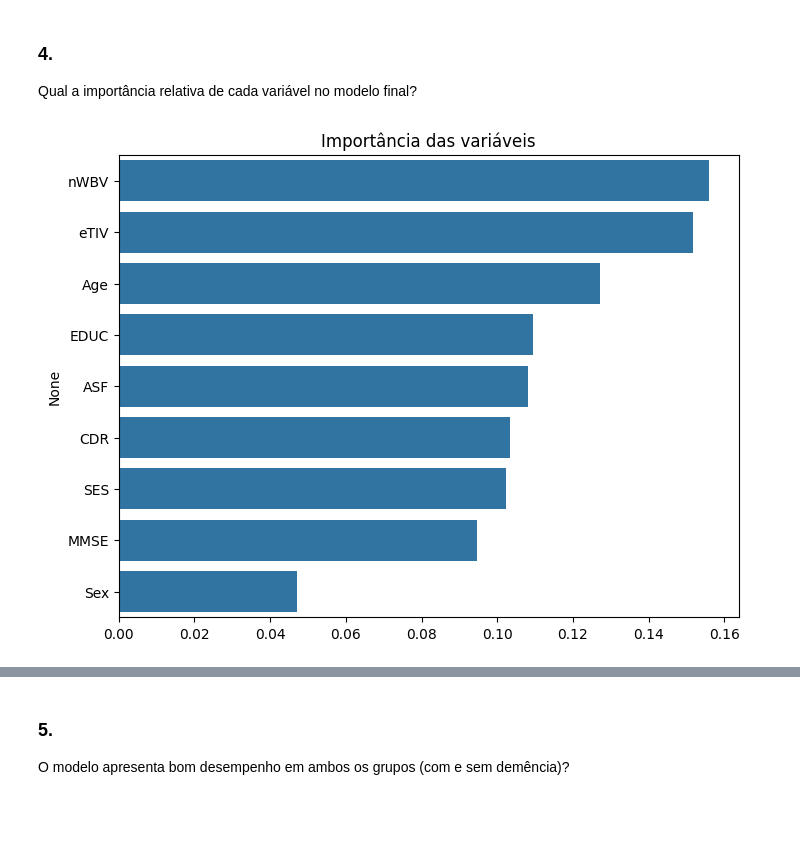
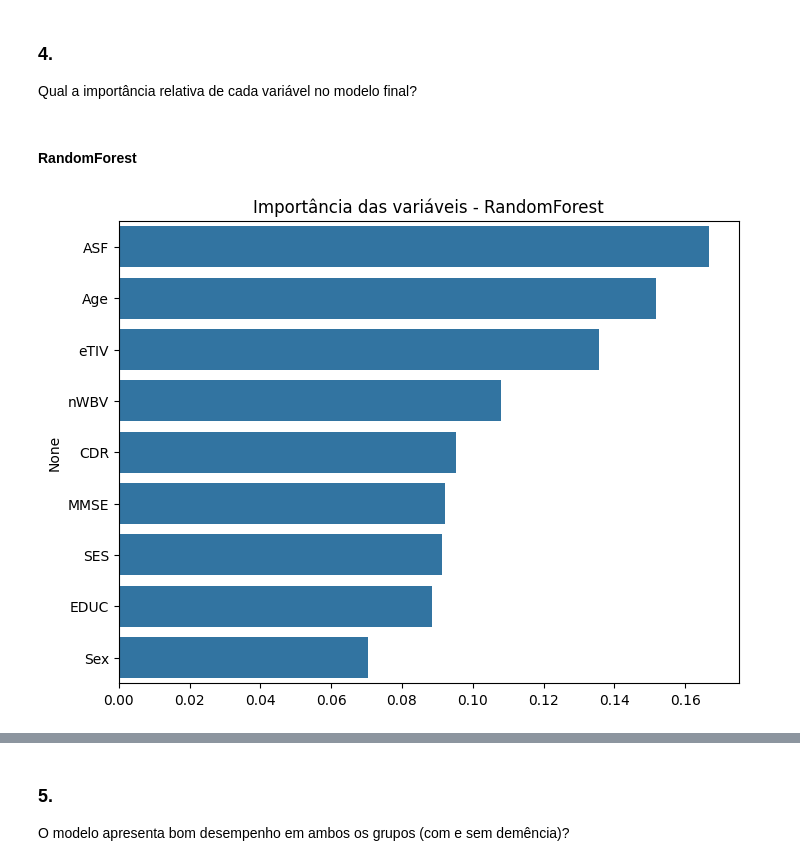
Before and after one commit to pathilink/sp_global_bootcamp, a Jupyter notebook: 7_desafio_modelos_classificacao/desafio_modelos_classificacao.ipynb, the cells around one changed output, grey strips where cells are left out. Saved outputs shown, nothing was run; the diff lists cells and outputs as text; code cells hidden in the pictures; blank space fills up the shorter version.

```diff
--- a/7_desafio_modelos_classificacao/desafio_modelos_classificacao.ipynb
+++ b/7_desafio_modelos_classificacao/desafio_modelos_classificacao.ipynb
@@ -113,6 +122,11 @@ X_train, X_test, y_train, y_test = train_test_split(
 )
+# %%
+# tratar desbalanceamento
+## oversampling (aumentar a minoria) - Técnica: SMOTE
+sm = SMOTE(random_state=18)
+X_train_bal, y_train_bal = sm.fit_resample(X_train, y_train)
 # %%
 # normalização
 scaler = StandardScaler()
-X_train = scaler.fit_transform(X_train)
-X_test = scaler.transform(X_test)
+X_train_bal_scaled = scaler.fit_transform(X_train_bal)
+X_test_scaled = scaler.transform(X_test) # nunca usar fit no teste, só transform
@@ -130,0 +135,4 @@ RandomForestClassifier(class_weight='balanced', random_state=42)
+# %%
+# modelo
+forest = RandomForestClassifier(n_estimators=100, random_state=18)
+forest.fit(X_train_bal_scaled, y_train_bal)
@@ -160,14 +233,16 @@ F1-score: 0.1
 # %% [markdown]
 ### 4.
 Qual a importância relativa de cada variável no modelo final?
+# %% [markdown]
+#### RandomForest
 # %%
-importances = model.feature_importances_
+importances_forest = forest.feature_importances_
 features = X.columns
-indices = np.argsort(importances)[::-1]
+indices = np.argsort(importances_forest)[::-1]
 
 plt.figure(figsize=(8,6))
-sns.barplot(x=importances[indices], y=features[indices])
-plt.title("Importância das variáveis")
+sns.barplot(x=importances_forest[indices], y=features[indices])
+plt.title("Importância das variáveis - RandomForest")
 plt.show()
 # %% [output]
-[figure, old version]
+[figure, new version]
```
Also changed, not shown: parts of 49 cells of this notebook.
